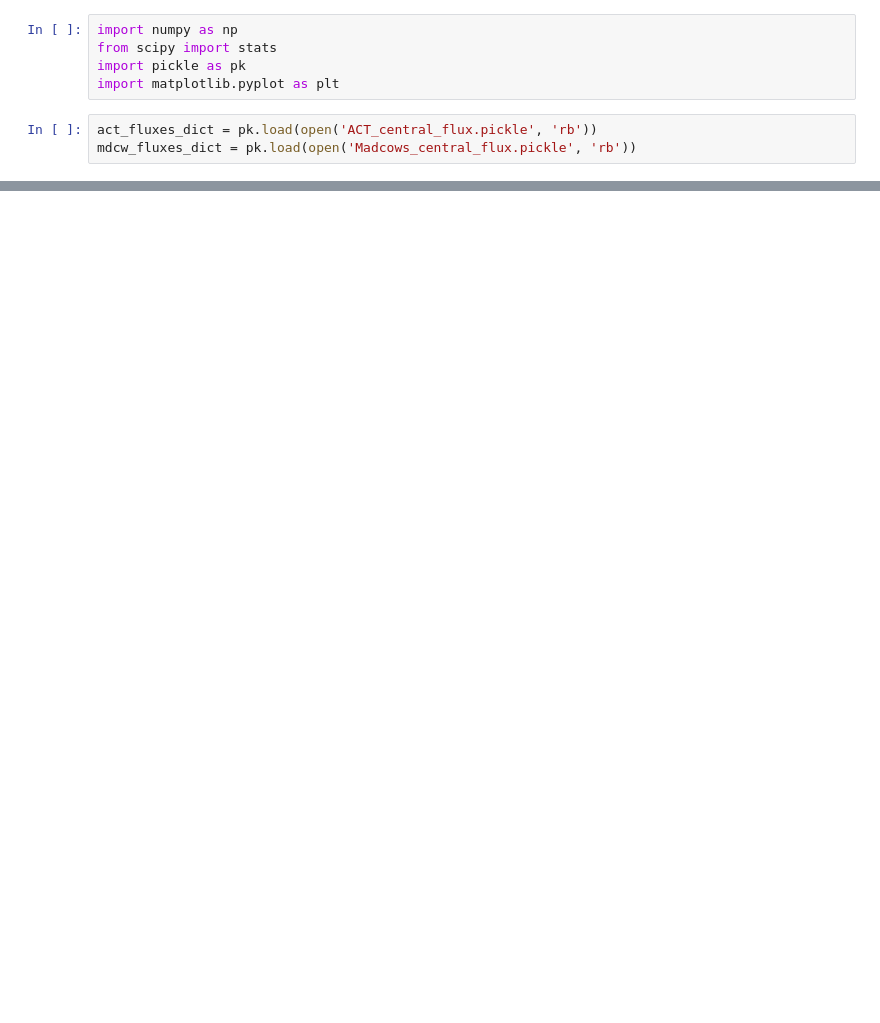
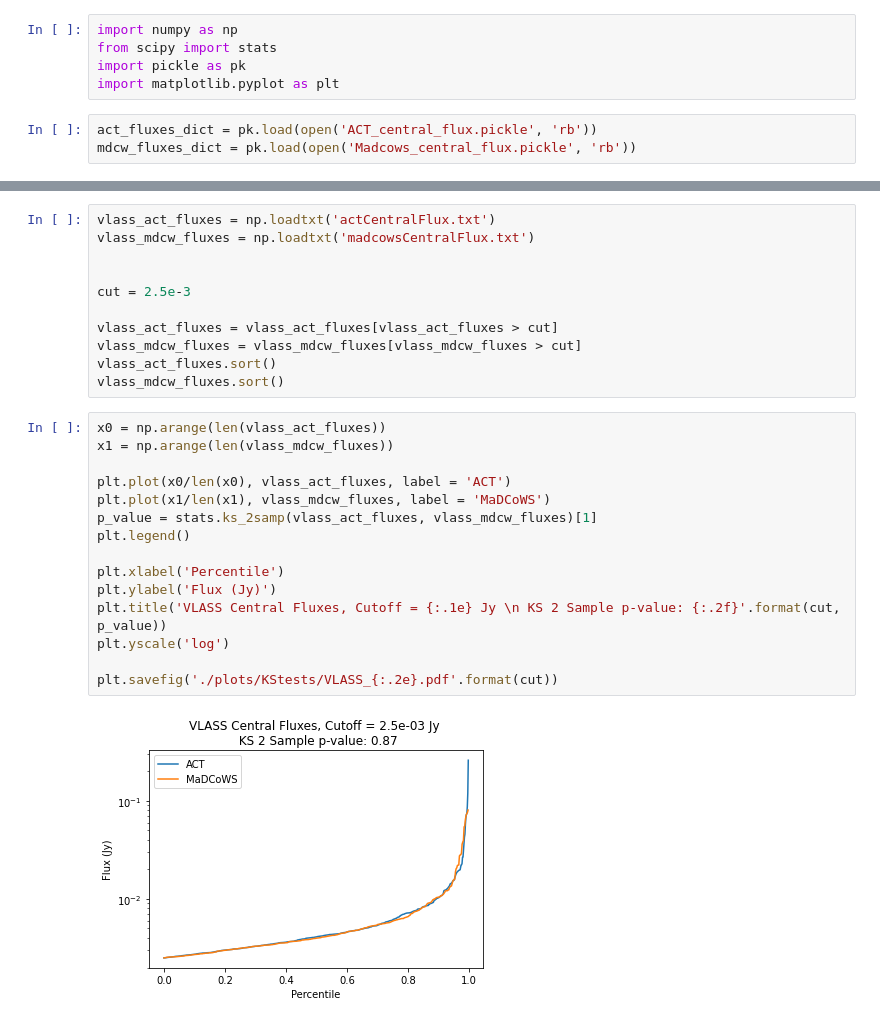
Before and after one commit to Sulla2012/madcowsclusters, a Jupyter notebook: KS_test.ipynb, the cells around one changed output, grey strips where cells are left out. Cells and saved outputs as stored; diff of their text form; blank space fills up the shorter version.

```diff
--- a/KS_test.ipynb
+++ b/KS_test.ipynb
@@ -49,0 +44,28 @@ array([0.00250158, 0.00250365, 0.00250371, ..., 0.336582  , 0.35266072,
+# %%
+vlass_act_fluxes = np.loadtxt('actCentralFlux.txt')
+vlass_mdcw_fluxes = np.loadtxt('madcowsCentralFlux.txt')
+
+
+cut = 2.5e-3
+
+vlass_act_fluxes = vlass_act_fluxes[vlass_act_fluxes > cut]
+vlass_mdcw_fluxes = vlass_mdcw_fluxes[vlass_mdcw_fluxes > cut]
+vlass_act_fluxes.sort()
+vlass_mdcw_fluxes.sort()
+# %%
+x0 = np.arange(len(vlass_act_fluxes))
+x1 = np.arange(len(vlass_mdcw_fluxes))
+
+plt.plot(x0/len(x0), vlass_act_fluxes, label = 'ACT')
+plt.plot(x1/len(x1), vlass_mdcw_fluxes, label = 'MaDCoWS')
+p_value = stats.ks_2samp(vlass_act_fluxes, vlass_mdcw_fluxes)[1]
+plt.legend()
+
+plt.xlabel('Percentile')
+plt.ylabel('Flux (Jy)')
+plt.title('VLASS Central Fluxes, Cutoff = {:.1e} Jy \n KS 2 Sample p-value: {:.2f}'.format(cut, p_value))
+plt.yscale('log')
+
+plt.savefig('./plots/KStests/VLASS_{:.2e}.pdf'.format(cut))
+# %% [output]
+[figure, added]
```
Also changed, not shown: parts of 10 cells of this notebook.
